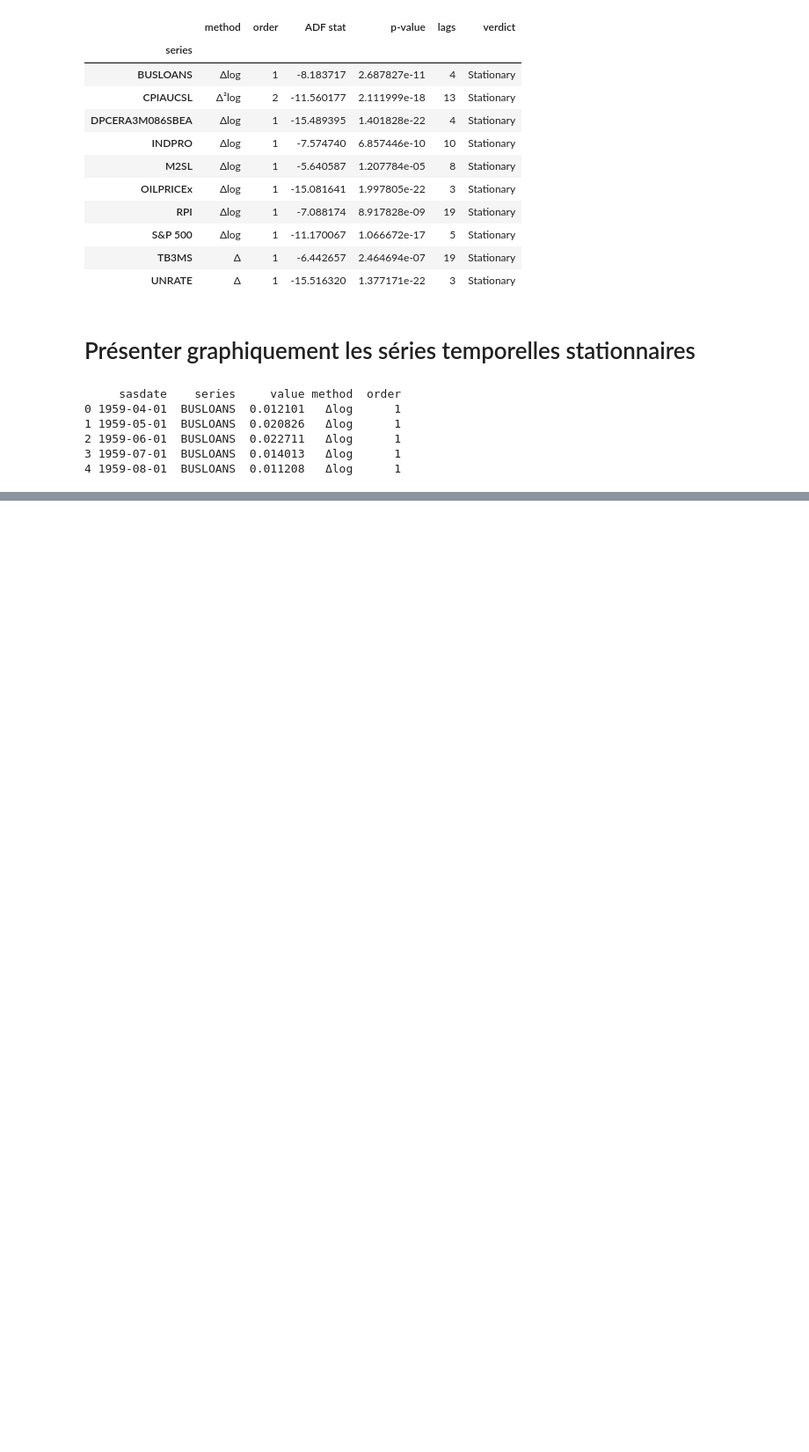
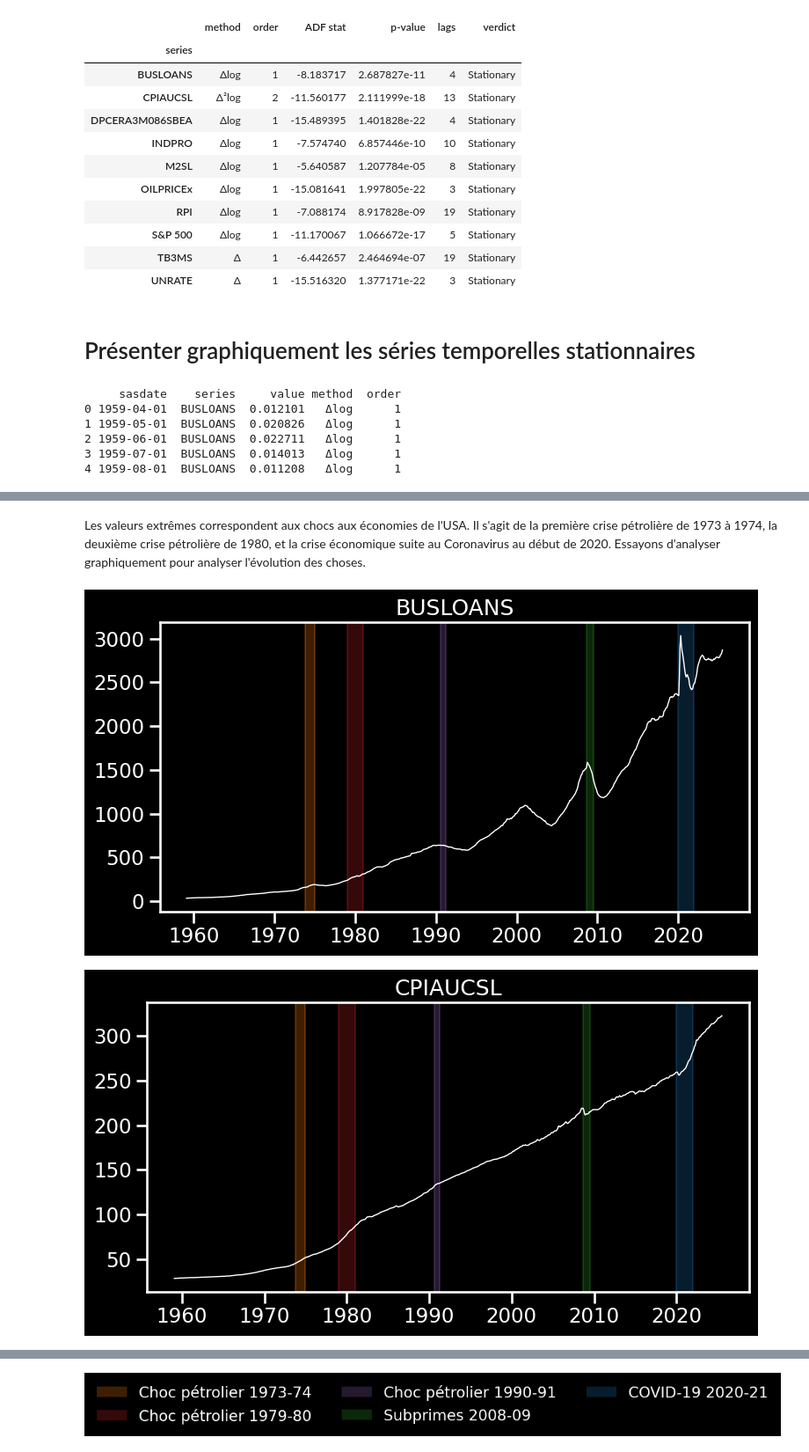
Before and after one commit to MitaDataAI/Forecast-and-explain-the-Unemployment-of-USA, a Jupyter notebook: Exploration Data Analysis.ipynb, the cells around one changed output, grey strips where cells are left out. Shown at 88% size. Drawn from its saved outputs; the diff is of its cells as text; code cells hidden in the pictures; blank space fills up the shorter version.

```diff
--- a/Exploration Data Analysis.ipynb
+++ b/Exploration Data Analysis.ipynb
@@ -558,0 +731,60 @@ plt.show()
+# %% [markdown]
+Les valeurs extrêmes correspondent aux chocs aux économies de l'USA. Il s'agit de la première crise pétrolière de 1973 à 1974, la deuxième crise pétrolière de 1980, et la crise économique suite au Coronavirus au début de 2020. Essayons d'analyser graphiquement pour analyser l'évolution des choses.
+# %%
+plt.style.use("dark_background")
+
+# Format long
+df_long = (
+    df.reset_index()
+      .melt(id_vars="sasdate", var_name="series", value_name="value")
+      .dropna(subset=["value"])
+      .sort_values(["series", "sasdate"])
+)
+
+df_long["sasdate"] = pd.to_datetime(df_long["sasdate"])
+
+# Fenêtres des crises
+crises = {
+    "Choc pétrolier 1973-74": (datetime(1973,10,1), datetime(1974,12,31)),
+    "Choc pétrolier 1979-80": (datetime(1979,1,1),  datetime(1980,12,31)),
+    "Choc pétrolier 1990-91": (datetime(1990,8,1),  datetime(1991,3,31)),
+    "Subprimes 2008-09":      (datetime(2008,9,1),  datetime(2009,6,30)),
+    "COVID-19 2020-21":       (datetime(2020,1,1),  datetime(2021,12,31)),
+}
+
+# Couleurs
+couleurs = {
+    "Choc pétrolier 1973-74": "tab:orange",
+    "Choc pétrolier 1979-80": "tab:red",
+    "Choc pétrolier 1990-91": "tab:purple",
+    "Subprimes 2008-09":      "tab:green",
+    "COVID-19 2020-21":       "tab:blue",
+}
+
+# Créer une figure par série
+for series_name, d in df_long.groupby("series"):
+    fig, ax = plt.subplots(figsize=(8, 4.5))
+    ax.plot(d["sasdate"], d["value"], linewidth=1, color="white")
+
+    # Zones de crise (sans label, pour éviter répétition)
+    for label, (d0, d1) in crises.items():
+        ax.axvspan(d0, d1, alpha=0.25, color=couleurs[label])
+
+    ax.set_title(str(series_name))
+    ax.set_xlabel("")
+    ax.set_ylabel("")
+    ax.grid(False)
+
+    plt.tight_layout()
+
+# --- Une seule légende globale à la fin ---
+fig_legend, ax_leg = plt.subplots(figsize=(6, 1))
+for label, color in couleurs.items():
+    ax_leg.bar(0, 0, color=color, alpha=0.25, label=label)  # bar fantôme juste pour la légende
+ax_leg.legend(ncol=3, frameon=False, loc="center")
+ax_leg.axis("off")
+
+plt.show()
+# %% [output]
+[figure, added]
+[figure, added]
@@ -558,0 +799 @@ plt.show()
+[figure, added]
```
Also changed, not shown: parts of 45 cells of this notebook.
